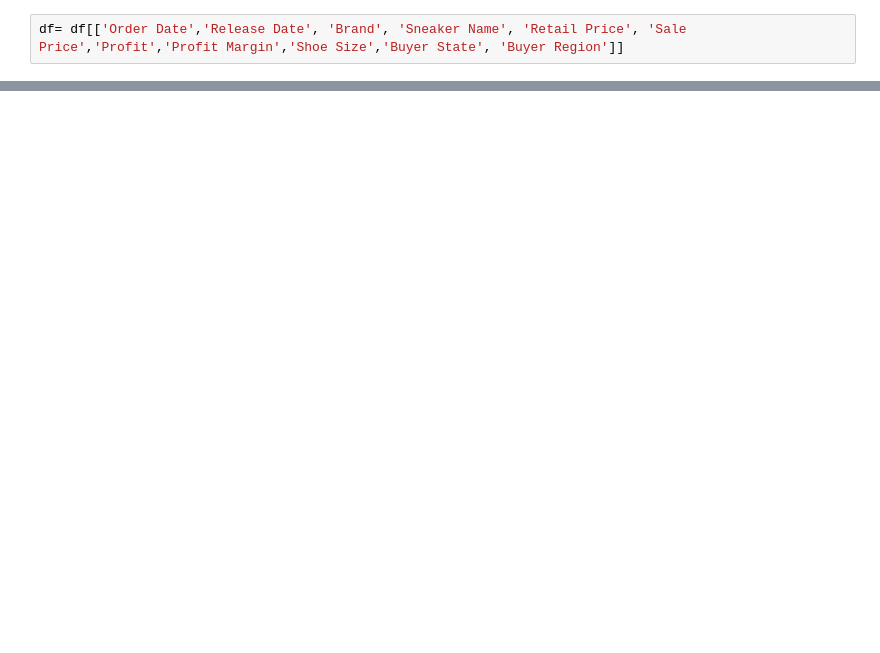
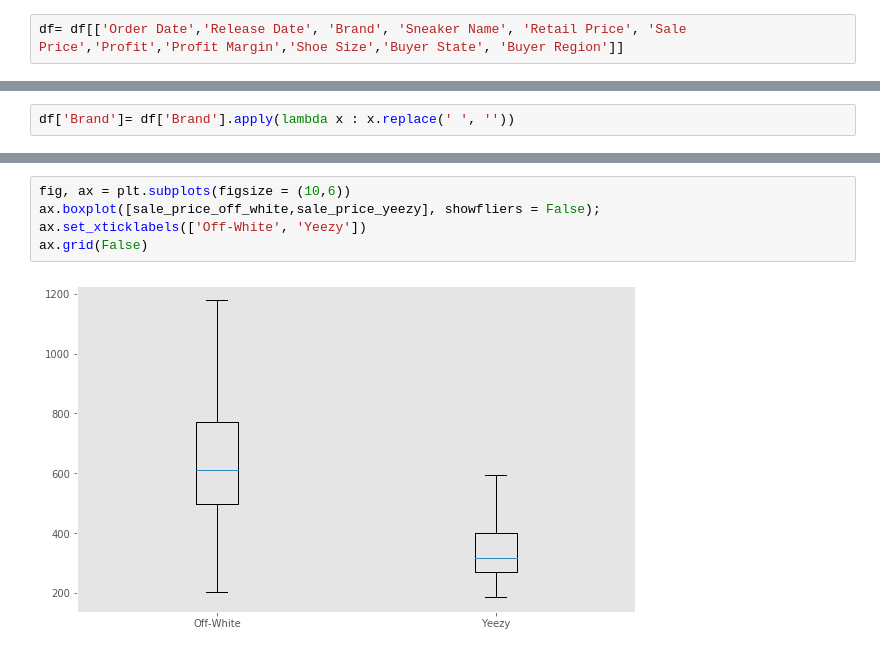
Before and after one commit to HienHa34/Yeezy-vs.-Off-White, a Jupyter notebook: EDA.ipynb, the cells around one changed output, grey strips where cells are left out. Cells and saved outputs as stored; diff of their text form; blank space fills up the shorter version.

```diff
--- a/EDA.ipynb
+++ b/EDA.ipynb
@@ -269,0 +290,2 @@ df.head()
+# %%
+df['Brand']= df['Brand'].apply(lambda x : x.replace(' ', ''))
@@ -269,0 +297,7 @@ df.head()
+# %%
+fig, ax = plt.subplots(figsize = (10,6))
+ax.boxplot([sale_price_off_white,sale_price_yeezy], showfliers = False);
+ax.set_xticklabels(['Off-White', 'Yeezy'])
+ax.grid(False)
+# %% [output]
+[figure, added]
```
Also changed, not shown: parts of 21 cells of this notebook.
